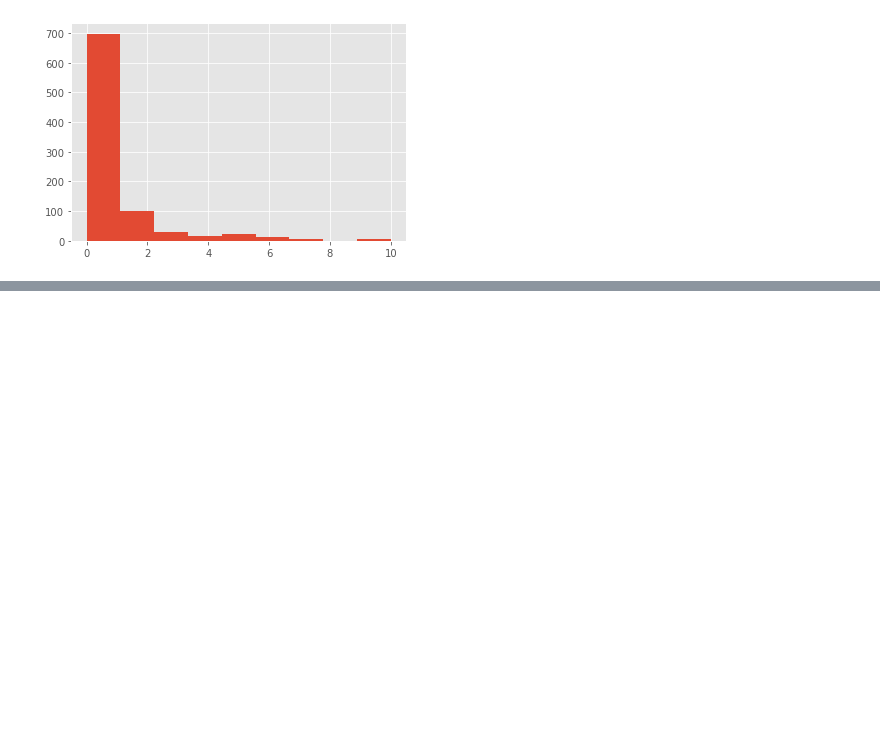
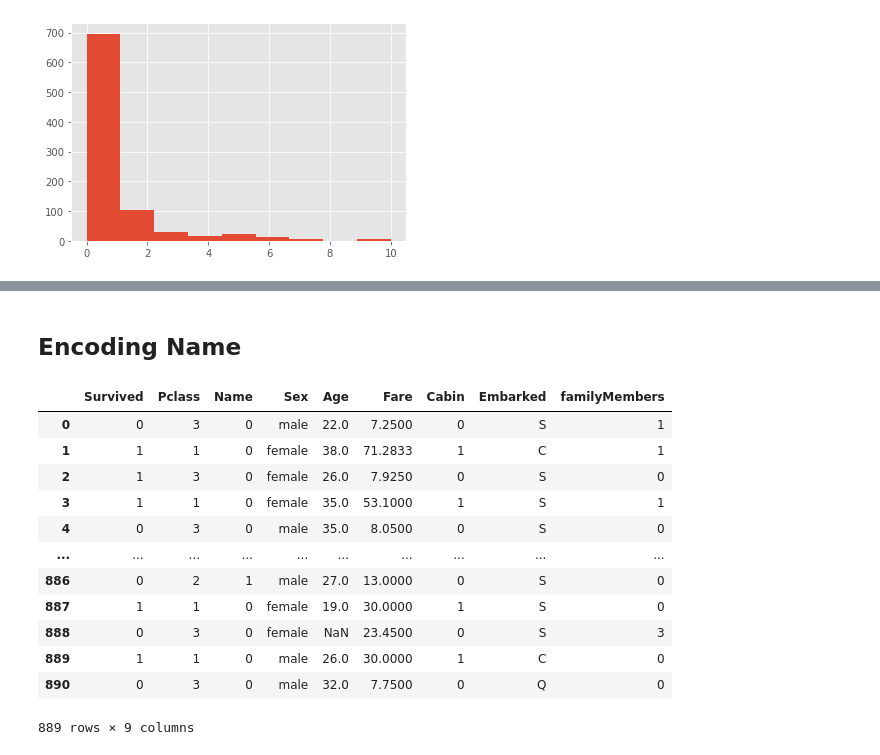
Before and after one commit to Ralo93/classifiersDS, a Jupyter notebook: notebooks/cleaner_set.ipynb, the cells around one changed output, grey strips where cells are left out. Cells and saved outputs as stored; diff of their text form; code cells hidden in the pictures; blank space fills up the shorter version.

```diff
--- a/notebooks/cleaner_set.ipynb
+++ b/notebooks/cleaner_set.ipynb
@@ -97,0 +127,24 @@ plt.style.use('ggplot')
+# %%
+print(df['Embarked'].unique())
+
+#index_names = df[df['Embarked'] == 'nan'].index
+
+#drop rows where embarked is nan
+indexes = df[df['Embarked'].isna()].index
+
+print(indexes.size)
+
+
+for i in range (0,indexes.size):
+    df = df.drop(indexes[i])
+# drop these row indexes
+# from dataFrame
+#df = df.drop(index=indexes, inplace = True)
+#print(indexes)
+
+#print(df['Embarked'].unique())
+#histo1 = plt.hist(data6,bins=len(list(set(data6))))
+#plt.xlabel('Embarked')
+#plt.show()
+#print(df['Embarked'].unique())
+print(df['Embarked'].unique())
@@ -208,0 +277,31 @@ KeyError: 'Title'
+# %% [markdown]
+## Encoding Name
+# %%
+def encode_name(item):
+    dop = str(item['Name'])
+
+    if dop == 'Mr' or dop == 'Miss' or dop == 'Mrs':
+        dop = 0
+    else:
+        dop = 1
+
+    return dop
+
+df['Name'] = df.apply(encode_name, axis = 1)
+
+df['Name'].unique()
+df
+# %% [output]
+|  | Survived | Pclass | Name | Sex | Age | Fare | Cabin | Embarked | familyMembers |
+| 0 | 0 | 3 | 0 | male | 22.0 | 7.2500 | 0 | S | 1 |
+| 1 | 1 | 1 | 0 | female | 38.0 | 71.2833 | 1 | C | 1 |
+| 2 | 1 | 3 | 0 | female | 26.0 | 7.9250 | 0 | S | 0 |
+| 3 | 1 | 1 | 0 | female | 35.0 | 53.1000 | 1 | S | 1 |
+| 4 | 0 | 3 | 0 | male | 35.0 | 8.0500 | 0 | S | 0 |
+| ... | ... | ... | ... | ... | ... | ... | ... | ... | ... |
+| 886 | 0 | 2 | 1 | male | 27.0 | 13.0000 | 0 | S | 0 |
+| 887 | 1 | 1 | 0 | female | 19.0 | 30.0000 | 1 | S | 0 |
+| 888 | 0 | 3 | 0 | female | NaN | 23.4500 | 0 | S | 3 |
+| 889 | 1 | 1 | 0 | male | 26.0 | 30.0000 | 1 | C | 0 |
+| 890 | 0 | 3 | 0 | male | 32.0 | 7.7500 | 0 | Q | 0 |
+889 rows × 9 columns
```
Also changed, not shown: parts of 32 cells of this notebook, 11 other files.
